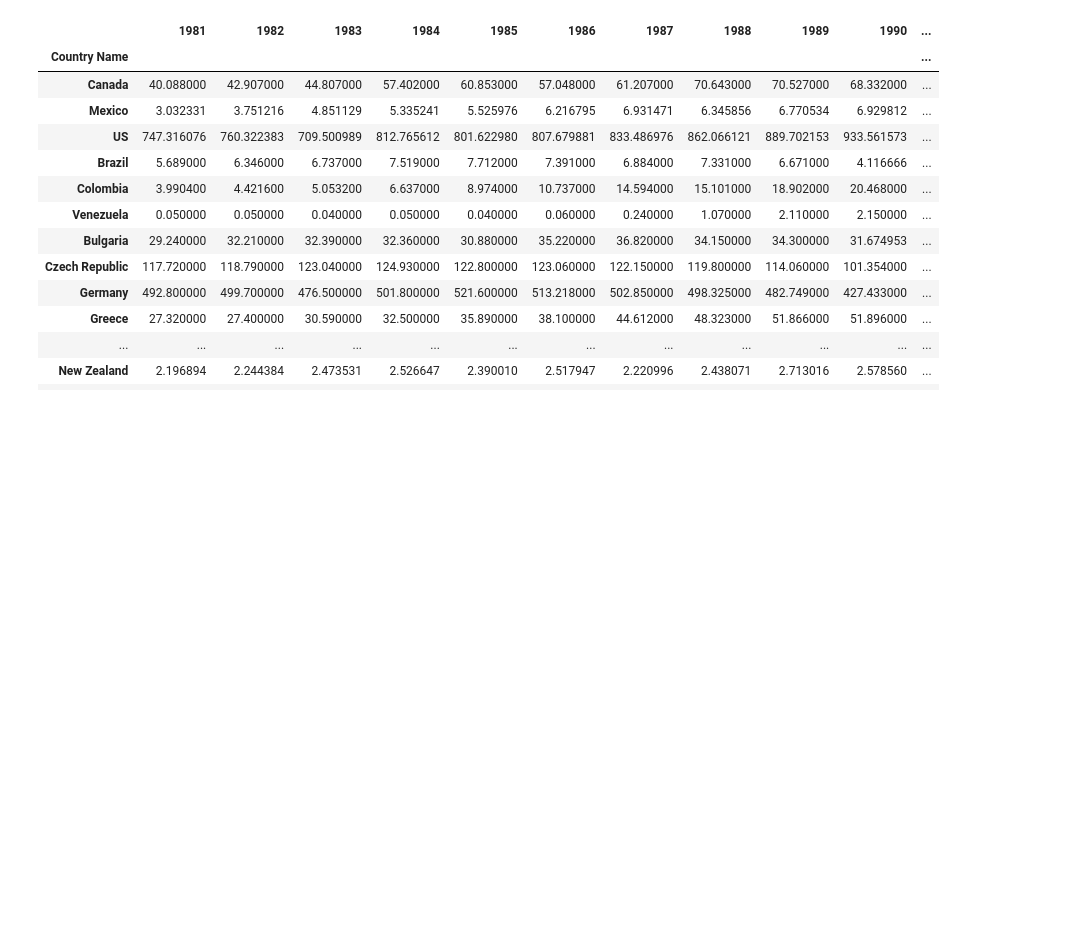
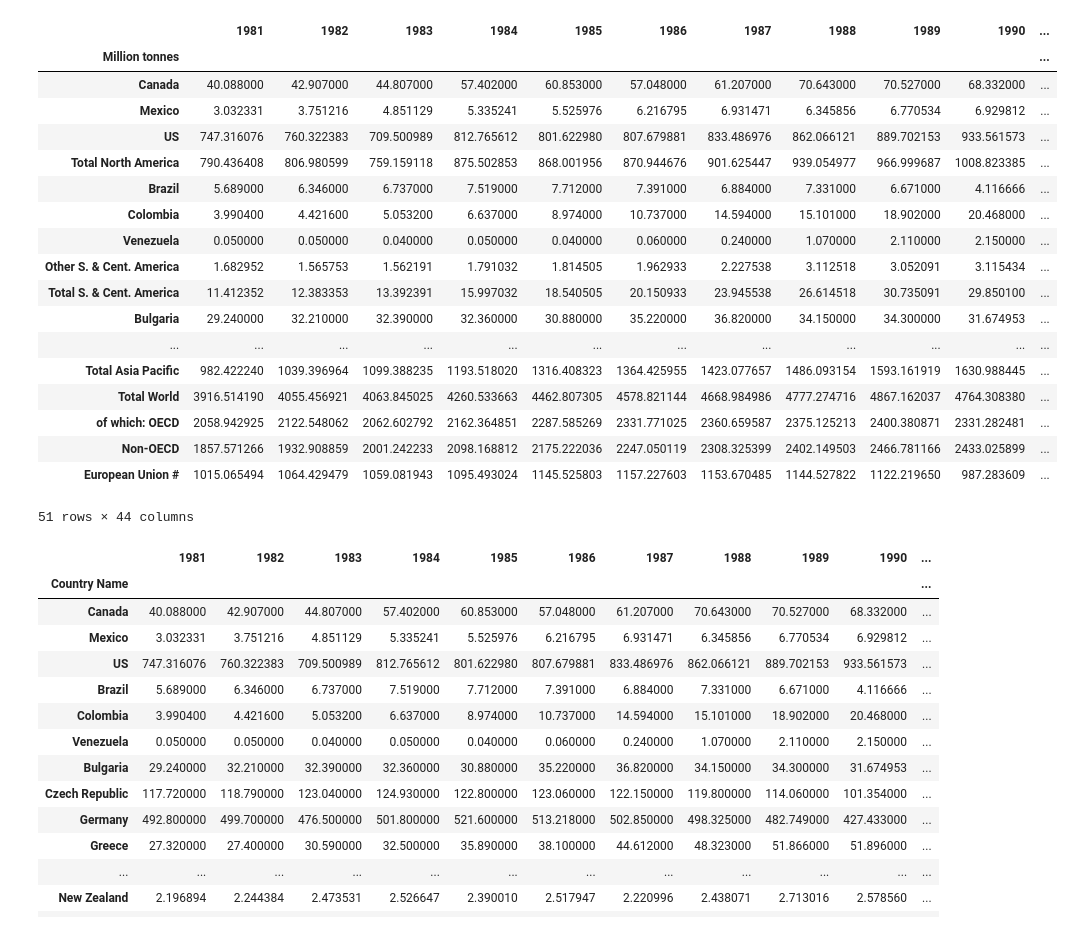
Before and after one commit to ariana848/historical_tech, a Jupyter notebook: bp coal production capacity by country.ipynb, the cells around one changed output. Drawn from its saved outputs; the diff is of its cells as text; code cells hidden in the pictures; blank space fills up the shorter version.

```diff
--- a/bp coal production capacity by country.ipynb
+++ b/bp coal production capacity by country.ipynb
@@ -11,6 +9,26 @@ missing_values = ['-', '^','♦']
 bp = pd.read_excel('bp-stats-review-2022-all-data.xlsx', sheet_name='Coal Production - Tonnes', header=2, index_col=0, na_values=missing_values)
 # %%
 # omit empty rows
-# 'Million tonnes' is not the correct column name -- rename to 'Country'
+
 bp = bp.dropna(how='all')
-bp.index.name = 'Country Name'
+bp
+# %% [output]
+|  | 1981 | 1982 | 1983 | 1984 | 1985 | 1986 | 1987 | 1988 | 1989 | 1990 | ... |
+| Million tonnes |  |  |  |  |  |  |  |  |  |  | ... |
+| Canada | 40.088000 | 42.907000 | 44.807000 | 57.402000 | 60.853000 | 57.048000 | 61.207000 | 70.643000 | 70.527000 | 68.332000 | ... |
+| Mexico | 3.032331 | 3.751216 | 4.851129 | 5.335241 | 5.525976 | 6.216795 | 6.931471 | 6.345856 | 6.770534 | 6.929812 | ... |
+| US | 747.316076 | 760.322383 | 709.500989 | 812.765612 | 801.622980 | 807.679881 | 833.486976 | 862.066121 | 889.702153 | 933.561573 | ... |
+| Total North America | 790.436408 | 806.980599 | 759.159118 | 875.502853 | 868.001956 | 870.944676 | 901.625447 | 939.054977 | 966.999687 | 1008.823385 | ... |
+| Brazil | 5.689000 | 6.346000 | 6.737000 | 7.519000 | 7.712000 | 7.391000 | 6.884000 | 7.331000 | 6.671000 | 4.116666 | ... |
+| Colombia | 3.990400 | 4.421600 | 5.053200 | 6.637000 | 8.974000 | 10.737000 | 14.594000 | 15.101000 | 18.902000 | 20.468000 | ... |
+| Venezuela | 0.050000 | 0.050000 | 0.040000 | 0.050000 | 0.040000 | 0.060000 | 0.240000 | 1.070000 | 2.110000 | 2.150000 | ... |
+| Other S. & Cent. America | 1.682952 | 1.565753 | 1.562191 | 1.791032 | 1.814505 | 1.962933 | 2.227538 | 3.112518 | 3.052091 | 3.115434 | ... |
+| Total S. & Cent. America | 11.412352 | 12.383353 | 13.392391 | 15.997032 | 18.540505 | 20.150933 | 23.945538 | 26.614518 | 30.735091 | 29.850100 | ... |
+| Bulgaria | 29.240000 | 32.210000 | 32.390000 | 32.360000 | 30.880000 | 35.220000 | 36.820000 | 34.150000 | 34.300000 | 31.674953 | ... |
+| ... | ... | ... | ... | ... | ... | ... | ... | ... | ... | ... | ... |
+| Total Asia Pacific | 982.422240 | 1039.396964 | 1099.388235 | 1193.518020 | 1316.408323 | 1364.425955 | 1423.077657 | 1486.093154 | 1593.161919 | 1630.988445 | ... |
+| Total World | 3916.514190 | 4055.456921 | 4063.845025 | 4260.533663 | 4462.807305 | 4578.821144 | 4668.984986 | 4777.274716 | 4867.162037 | 4764.308380 | ... |
+| of which: OECD | 2058.942925 | 2122.548062 | 2062.602792 | 2162.364851 | 2287.585269 | 2331.771025 | 2360.659587 | 2375.125213 | 2400.380871 | 2331.282481 | ... |
+| Non-OECD | 1857.571266 | 1932.908859 | 2001.242233 | 2098.168812 | 2175.222036 | 2247.050119 | 2308.325399 | 2402.149503 | 2466.781166 | 2433.025899 | ... |
+| European Union # | 1015.065494 | 1064.429479 | 1059.081943 | 1095.493024 | 1145.525803 | 1157.227603 | 1153.670485 | 1144.527822 | 1122.219650 | 987.283609 | ... |
+51 rows × 44 columns
```
Also changed, not shown: parts of 3 cells of this notebook, 1 other file.
